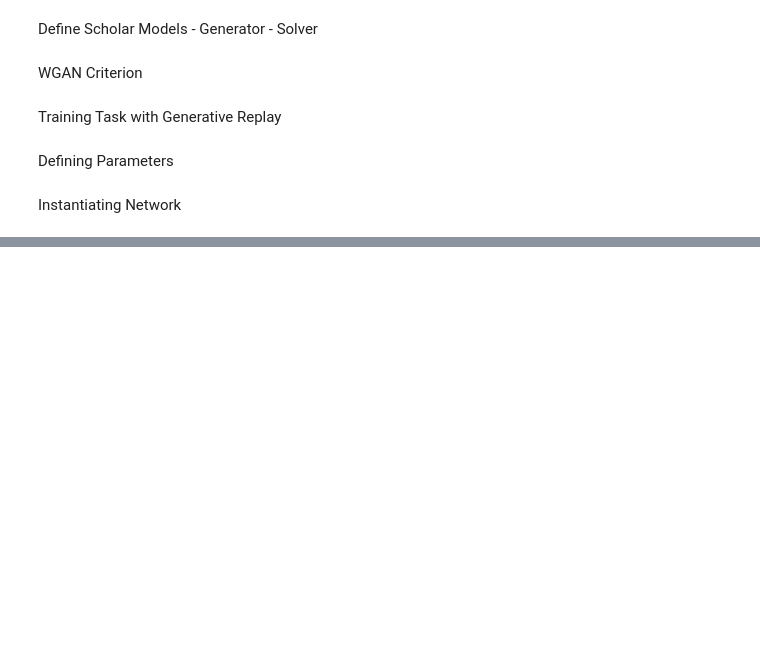
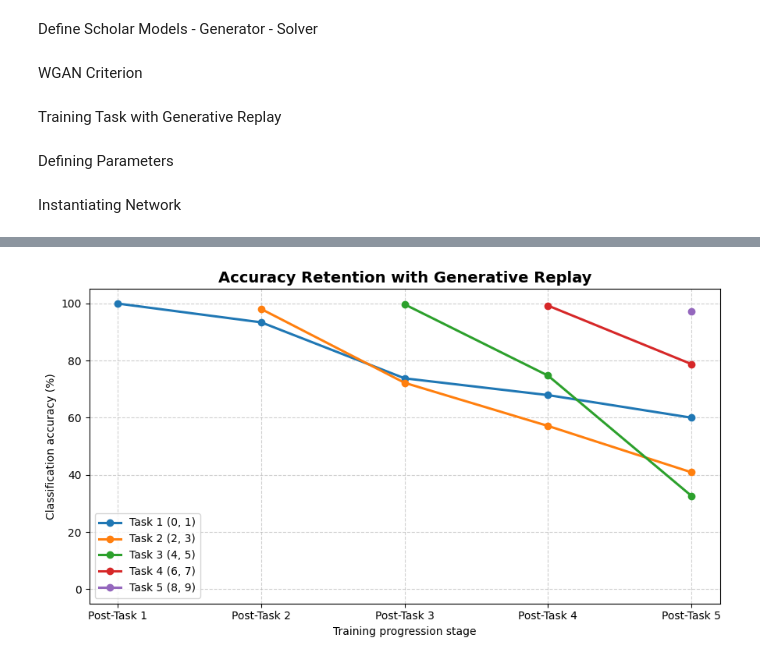
Before and after one commit to Bukunmi2108/ml-journey, a Jupyter notebook: research/p3/genreplay.ipynb, the cells around one changed output, grey strips where cells are left out. Saved outputs shown, nothing was run; the diff lists cells and outputs as text; code cells hidden in the pictures; blank space fills up the shorter version.

```diff
--- a/research/p3/genreplay.ipynb
+++ b/research/p3/genreplay.ipynb
@@ -361,0 +408,23 @@ Epoch 5 Complete. Solver Loss: 0.0000 | Critic Loss: -21.9716 | Gen Loss: 42.473
+# %%
+plt.figure(figsize=(9, 5))
+x_ticks = [f"Post-Task {i+1}" for i in range(len(tasks))]
+
+for task_idx in range(len(tasks)):
+    plt.plot(
+        x_ticks[task_idx:],
+        replay_accuracy_history[task_idx, task_idx:],
+        marker="o",
+        linewidth=2.2,
+        label=f"Task {task_idx+1} {tasks[task_idx]}",
+    )
+
+plt.title("Accuracy Retention with Generative Replay", fontsize=14, fontweight="bold")
+plt.xlabel("Training progression stage")
+plt.ylabel("Classification accuracy (%)")
+plt.ylim(-5, 105)
+plt.grid(True, linestyle="--", alpha=0.6)
+plt.legend(loc="best")
+plt.tight_layout()
+plt.show()
+# %% [output]
+[figure, added]
```
Also changed, not shown: parts of 9 cells of this notebook.
